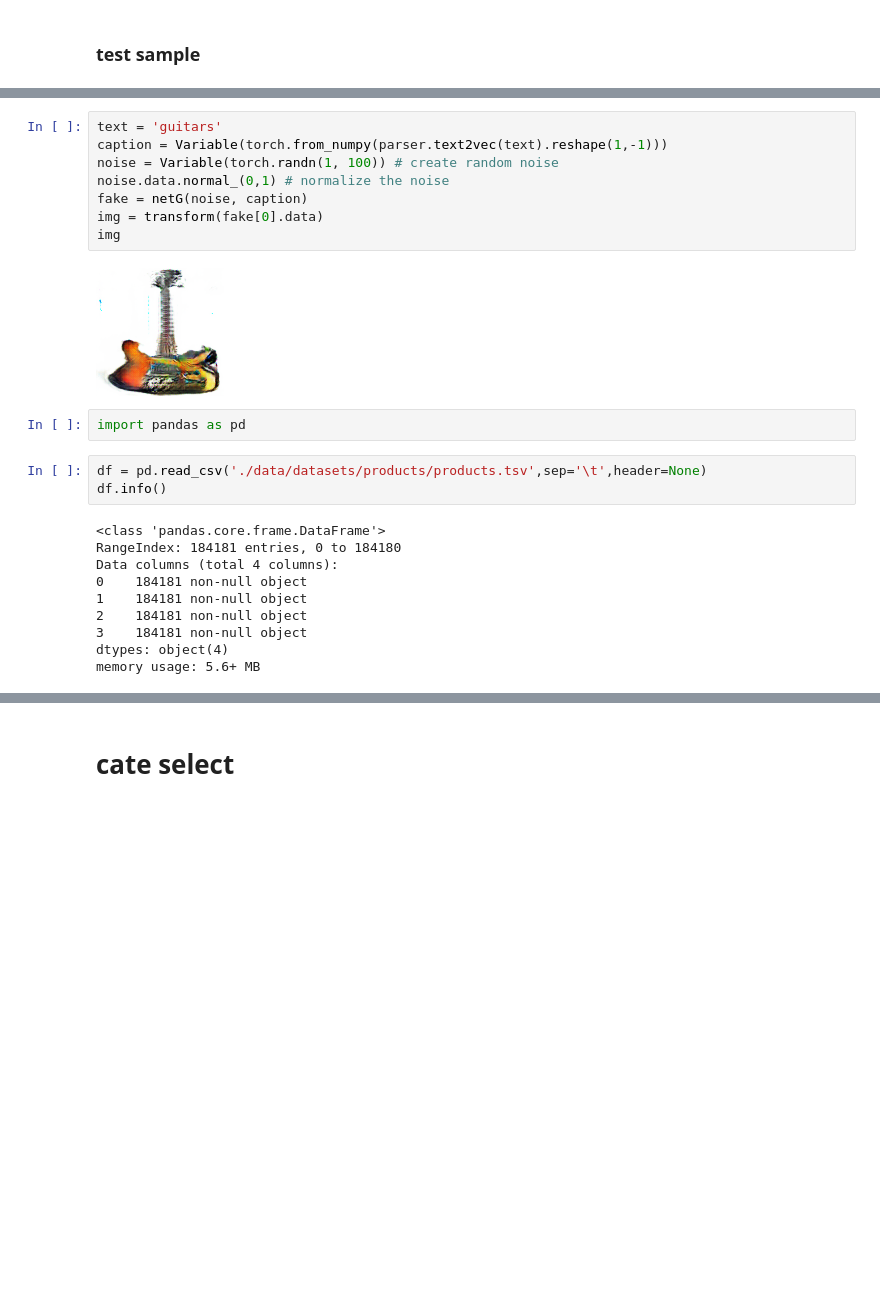
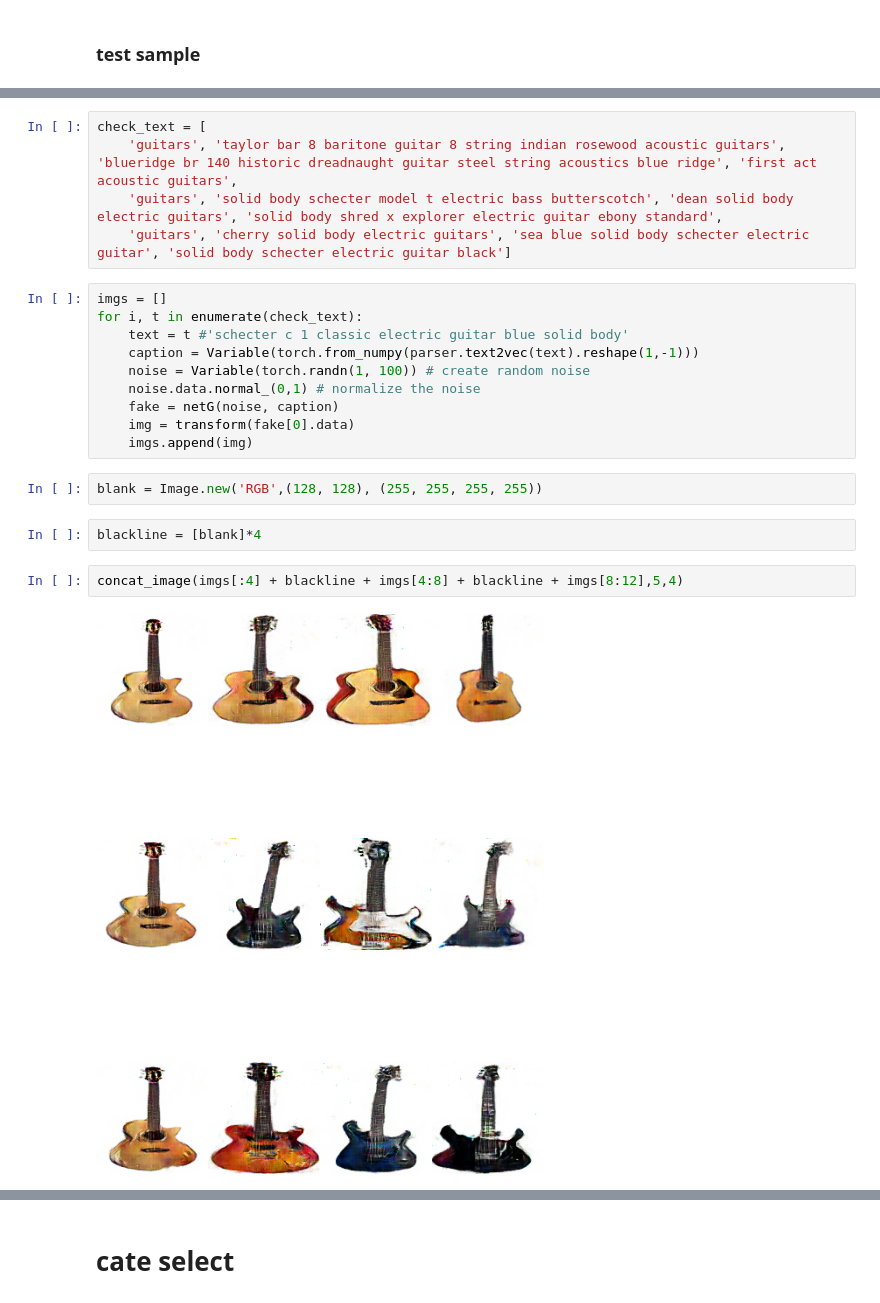
Before and after one commit to junwoopark92/TAC-GAN-eCommerce, a Jupyter notebook: demo_code.ipynb, the cells around one changed output, grey strips where cells are left out. Drawn from its saved outputs; the diff is of its cells as text; blank space fills up the shorter version.

```diff
--- a/demo_code.ipynb
+++ b/demo_code.ipynb
@@ -122,25 +151,23 @@ parser = EcommerceDataParser(config, use=True)
+# %%
+check_text = [
+    'guitars', 'taylor bar 8 baritone guitar 8 string indian rosewood acoustic guitars', 'blueridge br 140 historic dreadnaught guitar steel string acoustics blue ridge', 'first act acoustic guitars',
+    'guitars', 'solid body schecter model t electric bass butterscotch', 'dean solid body electric guitars', 'solid body shred x explorer electric guitar ebony standard',
+    'guitars', 'cherry solid body electric guitars', 'sea blue solid body schecter electric guitar', 'solid body schecter electric guitar black']
 # %%
-text = 'guitars'
-caption = Variable(torch.from_numpy(parser.text2vec(text).reshape(1,-1)))
-noise = Variable(torch.randn(1, 100)) # create random noise
-noise.data.normal_(0,1) # normalize the noise
-fake = netG(noise, caption)
-img = transform(fake[0].data)
-img
+imgs = []
+for i, t in enumerate(check_text):
+    text = t #'schecter c 1 classic electric guitar blue solid body'
+    caption = Variable(torch.from_numpy(parser.text2vec(text).reshape(1,-1)))
+    noise = Variable(torch.randn(1, 100)) # create random noise
+    noise.data.normal_(0,1) # normalize the noise
+    fake = netG(noise, caption)
+    img = transform(fake[0].data)
+    imgs.append(img)
-# %% [output]
-[figure, removed]
-# %%
-import pandas as pd
-# %%
-df = pd.read_csv('./data/datasets/products/products.tsv',sep='\t',header=None)
-df.info()
-# %% [output]
-<class 'pandas.core.frame.DataFrame'>
-RangeIndex: 184181 entries, 0 to 184180
-Data columns (total 4 columns):
-0    184181 non-null object
-1    184181 non-null object
-2    184181 non-null object
-3    184181 non-null object
-dtypes: object(4)
-memory usage: 5.6+ MB
+# %%
+blank = Image.new('RGB',(128, 128), (255, 255, 255, 255))
+# %%
+blackline = [blank]*4
+# %%
+concat_image(imgs[:4] + blackline + imgs[4:8] + blackline + imgs[8:12],5,4)
+# %% [output]
+[figure, added]
```
Also changed, not shown: parts of 26 cells of this notebook, 1 other file.
